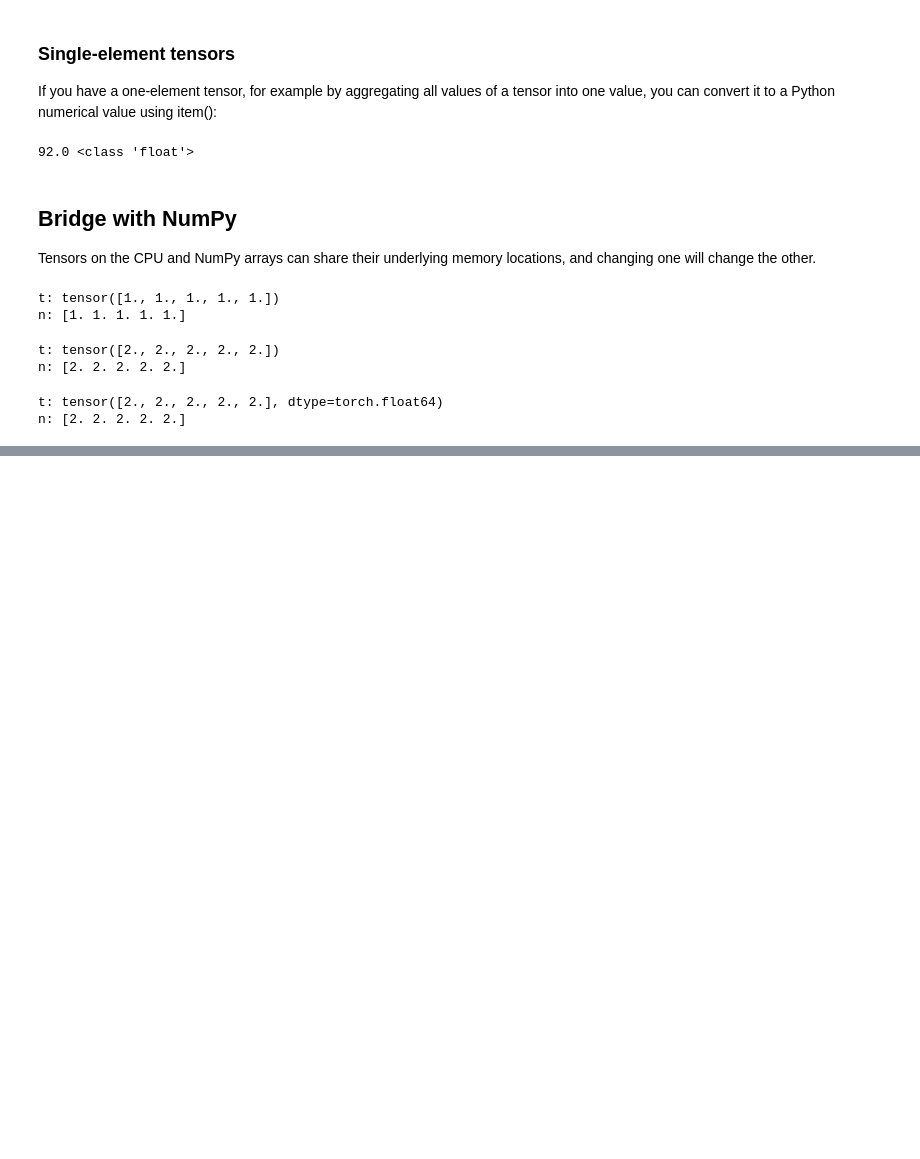
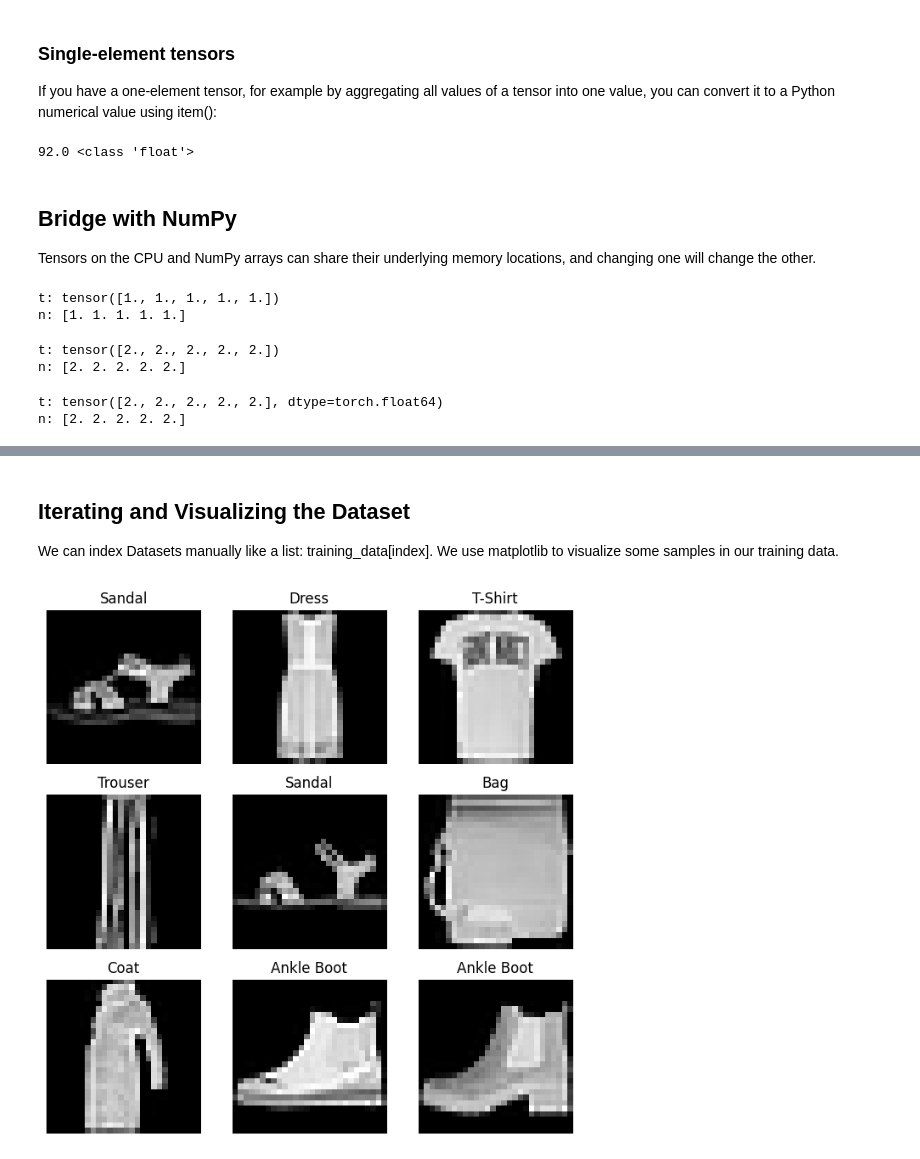
Before and after one commit to JoshCu/pytorch_notes, a Jupyter notebook: Tutorial.ipynb, the cells around one changed output, grey strips where cells are left out. Cells and saved outputs as stored; diff of their text form; code cells hidden in the pictures; blank space fills up the shorter version.

```diff
--- a/Tutorial.ipynb
+++ b/Tutorial.ipynb
@@ -178,0 +194,22 @@ n: [2. 2. 2. 2. 2.]
+# %%
+# Downloading data from the internet and loading it into a format usable by PyTorch
+import torch
+from torch.utils.data import Dataset
+from torchvision import datasets
+from torchvision.transforms import ToTensor
+import matplotlib.pyplot as plt
+
+
+training_data = datasets.FashionMNIST(
+    root="data",
+    train=True,
+    download=True,
+    transform=ToTensor()
+)
+
+test_data = datasets.FashionMNIST(
+    root="data",
+    train=False,
+    download=True,
+    transform=ToTensor()
+)
@@ -178,0 +236,28 @@ n: [2. 2. 2. 2. 2.]
+# %% [markdown]
+## Iterating and Visualizing the Dataset
+We can index Datasets manually like a list: training_data[index]. We use matplotlib to visualize some samples in our training data.
+# %%
+labels_map = {
+    0: "T-Shirt",
+    1: "Trouser",
+    2: "Pullover",
+    3: "Dress",
+    4: "Coat",
+    5: "Sandal",
+    6: "Shirt",
+    7: "Sneaker",
+    8: "Bag",
+    9: "Ankle Boot",
+}
+figure = plt.figure(figsize=(8, 8))
+cols, rows = 3, 3
+for i in range(1, cols * rows + 1):
+    sample_idx = torch.randint(len(training_data), size=(1,)).item()
+    img, label = training_data[sample_idx]
+    figure.add_subplot(rows, cols, i)
+    plt.title(labels_map[label])
+    plt.axis("off")
+    plt.imshow(img.squeeze(), cmap="gray")
+plt.show()
+# %% [output]
+[figure, added]
```
Also changed, not shown: parts of 64 cells of this notebook.
